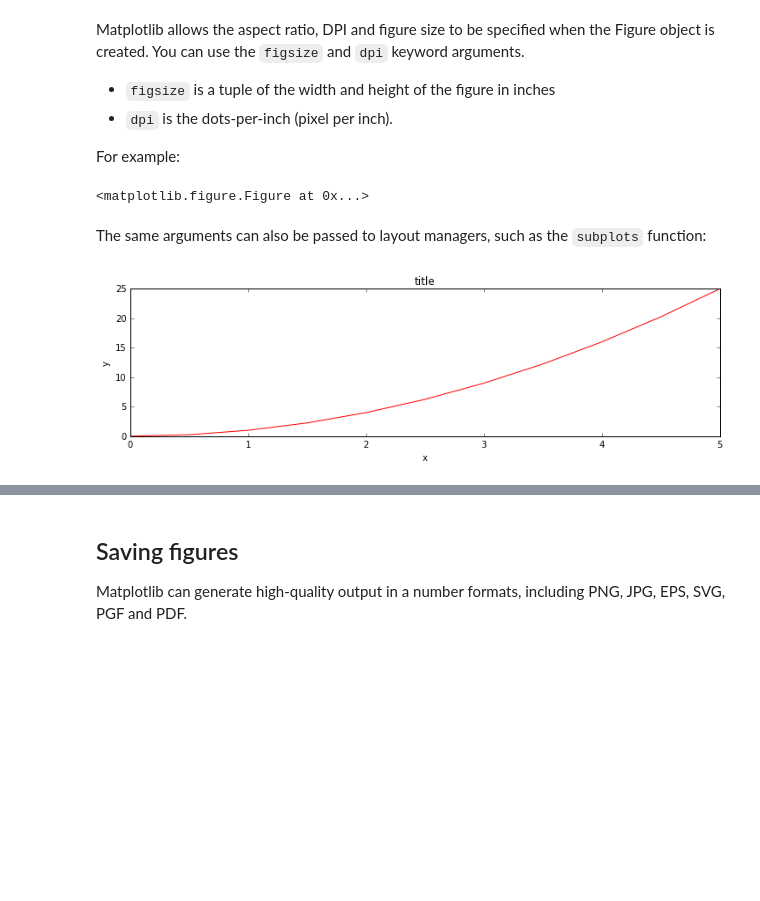
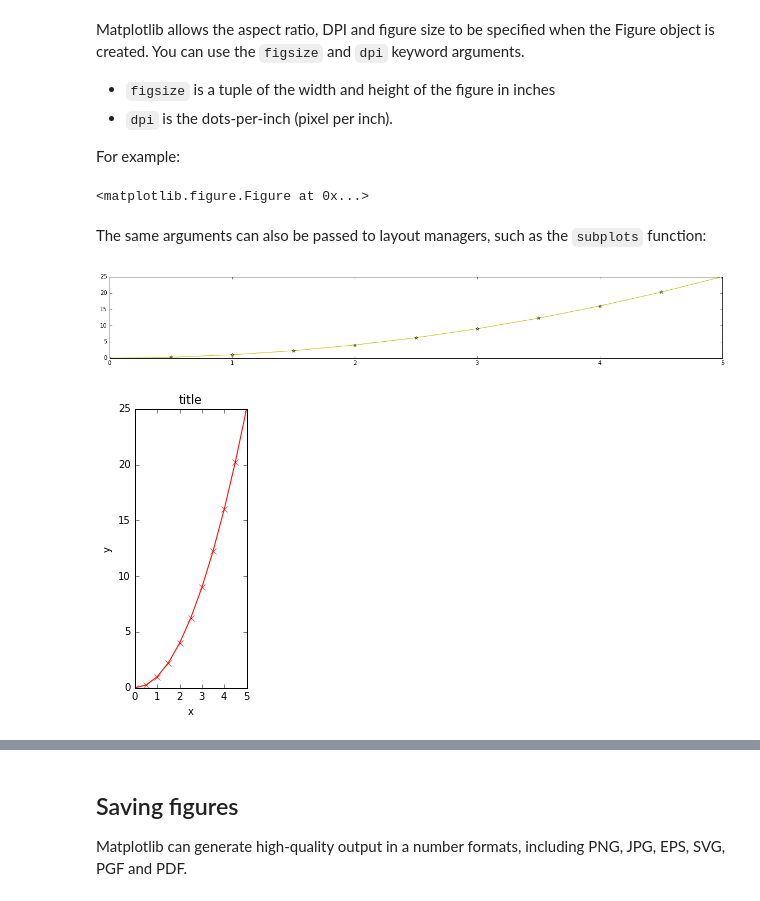
Before and after one commit to stephenlaw30/DataScienceMasters, a Jupyter notebook: Python/DataScience-MachineLearning_Bootcamp/03_Python-for-Data-Visualization/01_Matplotlib/Matplotlib Concepts Lecture.ipynb, the cells around one changed output, grey strips where cells are left out. Cells and saved outputs as stored; diff of their text form; code cells hidden in the pictures; blank space fills up the shorter version.

Commit message:
Finish matplotlib lectures up to part 2

```diff
--- a/Python/DataScience-MachineLearning_Bootcamp/03_Python-for-Data-Visualization/01_Matplotlib/Matplotlib Concepts Lecture.ipynb
+++ b/Python/DataScience-MachineLearning_Bootcamp/03_Python-for-Data-Visualization/01_Matplotlib/Matplotlib Concepts Lecture.ipynb
@@ -204,18 +232,32 @@ Matplotlib allows the aspect ratio, DPI and figure size to be specified when the
 * `dpi` is the dots-per-inch (pixel per inch).
 
 For example:
-# %%
-fig = plt.figure(figsize=(8,4), dpi=100)
-# %% [output]
-<matplotlib.figure.Figure at 0x...>
+# %%
+#figsize=(tuple) = figsize=(height of figure in inches, width of figure in inches)
+#dpi = pixels per inch
+fig = plt.figure(figsize=(8,4), dpi=100)
+# %% [output]
+<matplotlib.figure.Figure at 0x...>
 # %% [markdown]
 The same arguments can also be passed to layout managers, such as the `subplots` function:
+# %%
+#use default matplotlib DPI for a very WIDE plot
+fig = plt.figure(figsize=(15,2))
+
+#add 2 sets of axis manually and choose position and size
+ax = fig.add_axes([0, 0, 1, 1])
+
+ax.plot(x,y,'y*-')
+plt.show()
+# %% [output]
+[figure, added]
 # %%
-fig, axes = plt.subplots(figsize=(12,3))
+#use default matplotlib DPI with SUBPLOT for a TALL plot
+fig, axes = plt.subplots(figsize=(2,5))
 
-axes.plot(x, y, 'r')
+axes.plot(x, y, 'rx-')
 axes.set_xlabel('x')
 axes.set_ylabel('y')
 axes.set_title('title');
 # %% [output]
-[figure, old version]
+[figure, new version]
```
Also changed, not shown: parts of 19 cells of this notebook, 1 other file.
